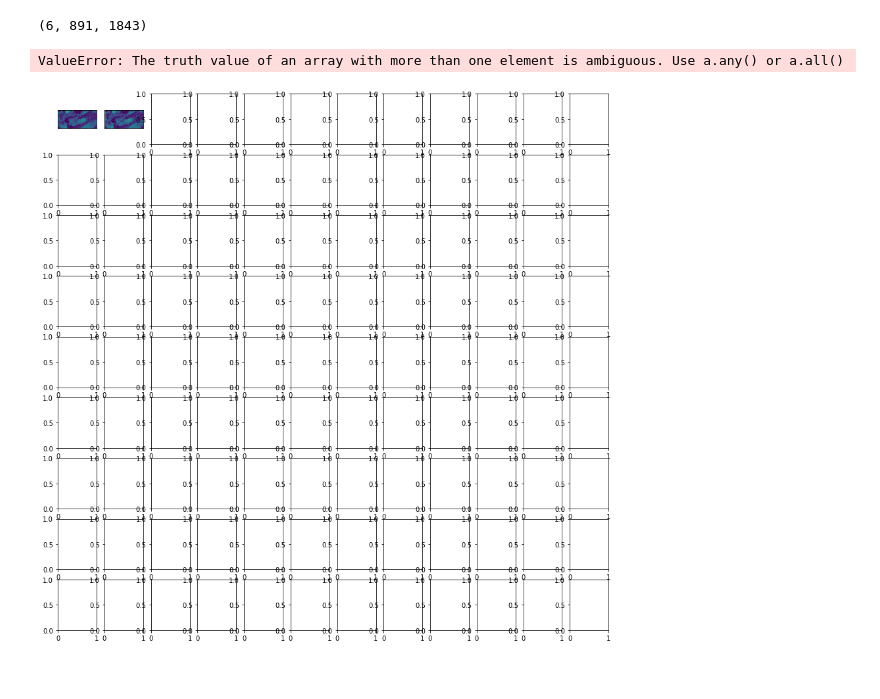
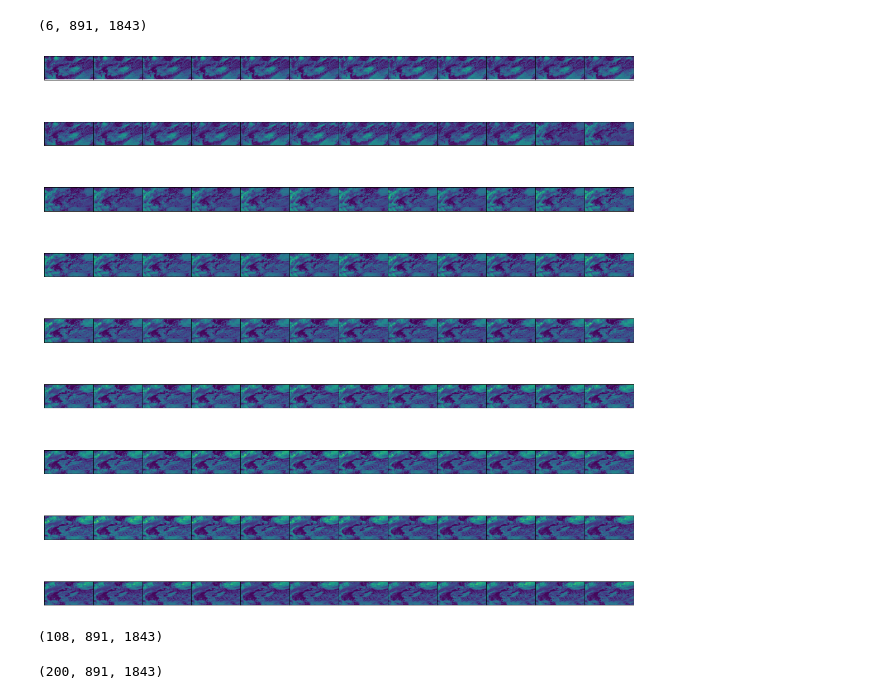
Before and after one commit to pmistry9597/Climate-Hack-2022, a Jupyter notebook: chunkified_npset.ipynb, the cells around one changed output. Saved outputs shown, nothing was run; the diff lists cells and outputs as text; code cells hidden in the pictures.

```diff
--- a/chunkified_npset.ipynb
+++ b/chunkified_npset.ipynb
@@ -11,6 +11,7 @@ class ChunkifiedDataset:
         self.chunk_root = os.path.join(self.data_root, 'data')
         self._load_filename_data()
         self.chunk_np = None
+        self.prev_chunk_np = [None, -1, -1] #prev array, prev bound start, prev bound end
 
     def _load_filename_data(self):
         all_chunk_names = os.listdir(self.chunk_root)
@@ -42,6 +43,24 @@ class ChunkifiedDataset:
         start_idx = bounds[0]
         if self.chunk_loaded_start == start_idx and self.chunk_loaded_end == end_idx:
             return
+        if bounds == tuple(self.prev_chunk_np[1:]):
+            #do a swap, useful for when slices cross chunk boundaries
+            temp = self.chunk_np
+            self.chunk_np = self.prev_chunk_np[0]
+            self.prev_chunk_np[0] = temp
+
+            temp = self.chunk_loaded_start
+            self.chunk_loaded_start = self.prev_chunk_np[1]
+            self.prev_chunk_np[1] = temp
+
+            temp = self.chunk_loaded_end
+            self.chunk_loaded_end = self.prev_chunk_np[2]
+            self.prev_chunk_np[2] = temp
+            return
+
+        self.prev_chunk_np[0] = self.chunk_np
+        self.prev_chunk_np[1] = self.chunk_loaded_start
+        self.prev_chunk_np[2] = self.chunk_loaded_end
 
         self.chunk_np = np.load(os.path.join(self.chunk_root, f'{end_idx}.npz'))['data']
         self.chunk_loaded_start = start_idx
@@ -87,21 +106,27 @@ datasetpls[29998 : 30005].shape
 # %%
 portion = datasetpls[19950:20059]
 idx = 0
 fig, axss = plt.subplots(9, 12, figsize=(15,15))
 prev = None
+prevSet = False
 for axs in axss:
     for ax in axs:
         piece = portion[idx]
         ax.imshow(piece, cmap='viridis')
         ax.get_xaxis().set_visible(False)
         ax.get_yaxis().set_visible(False)
         idx += 1
-        if :
-            if (prev == piece).all():
-                print("WE HAVE A PROBLEM, SHITS EQUAL????")
-        prev = piece
 fig.tight_layout()
 fig.subplots_adjust(wspace=0, hspace=0)
 # %% [output]
-ValueError: The truth value of an array with more than one element is ambiguous. Use a.any() or a.all()
-[figure, old version]
+[figure, new version]
+# %%
+portion = datasetpls[19950:20059]
+portion.shape
+# %% [output]
+(108, 891, 1843)
+# %%
+portion = datasetpls[50:250]
+portion.shape
+# %% [output]
+(200, 891, 1843)
```
Also changed, not shown: parts of 2 cells of this notebook.
